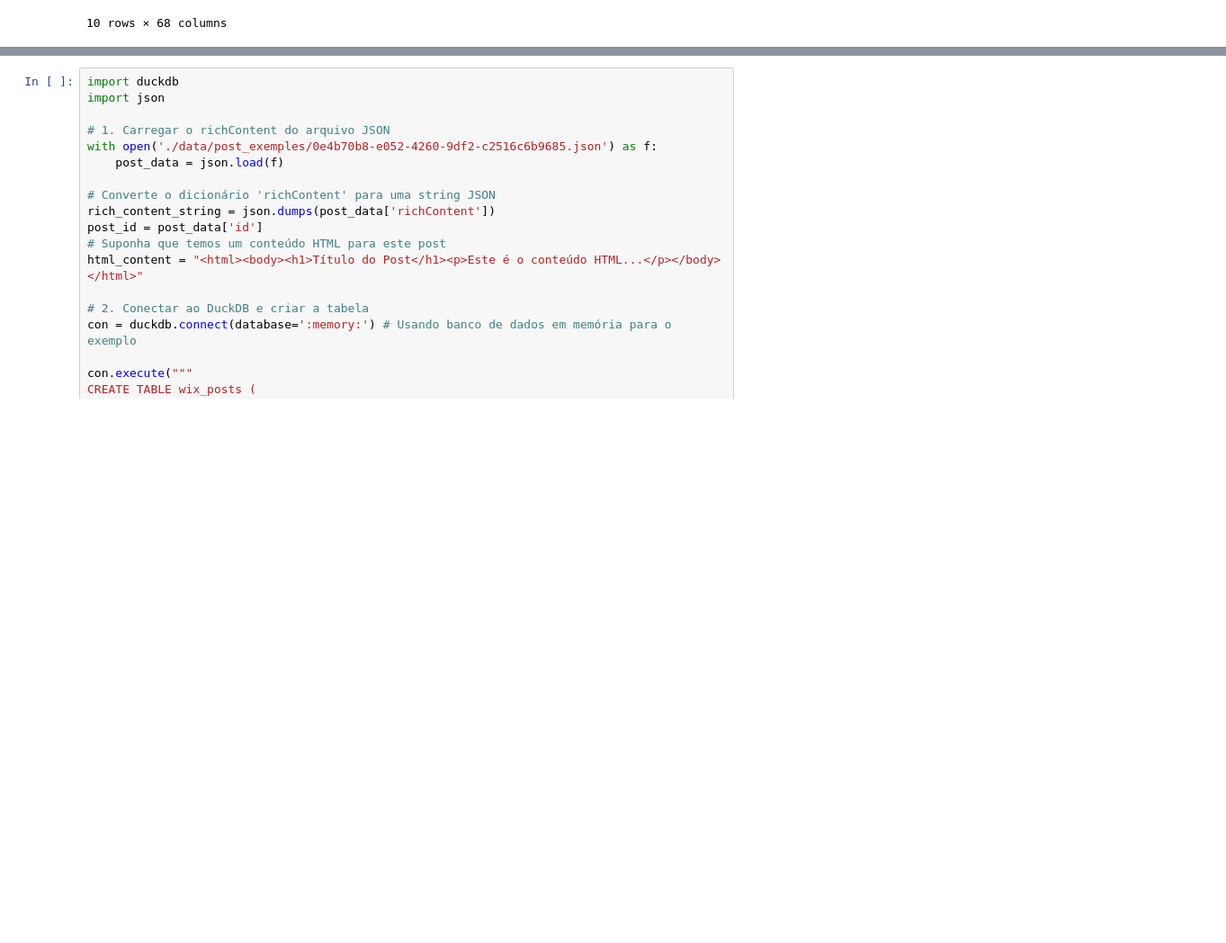
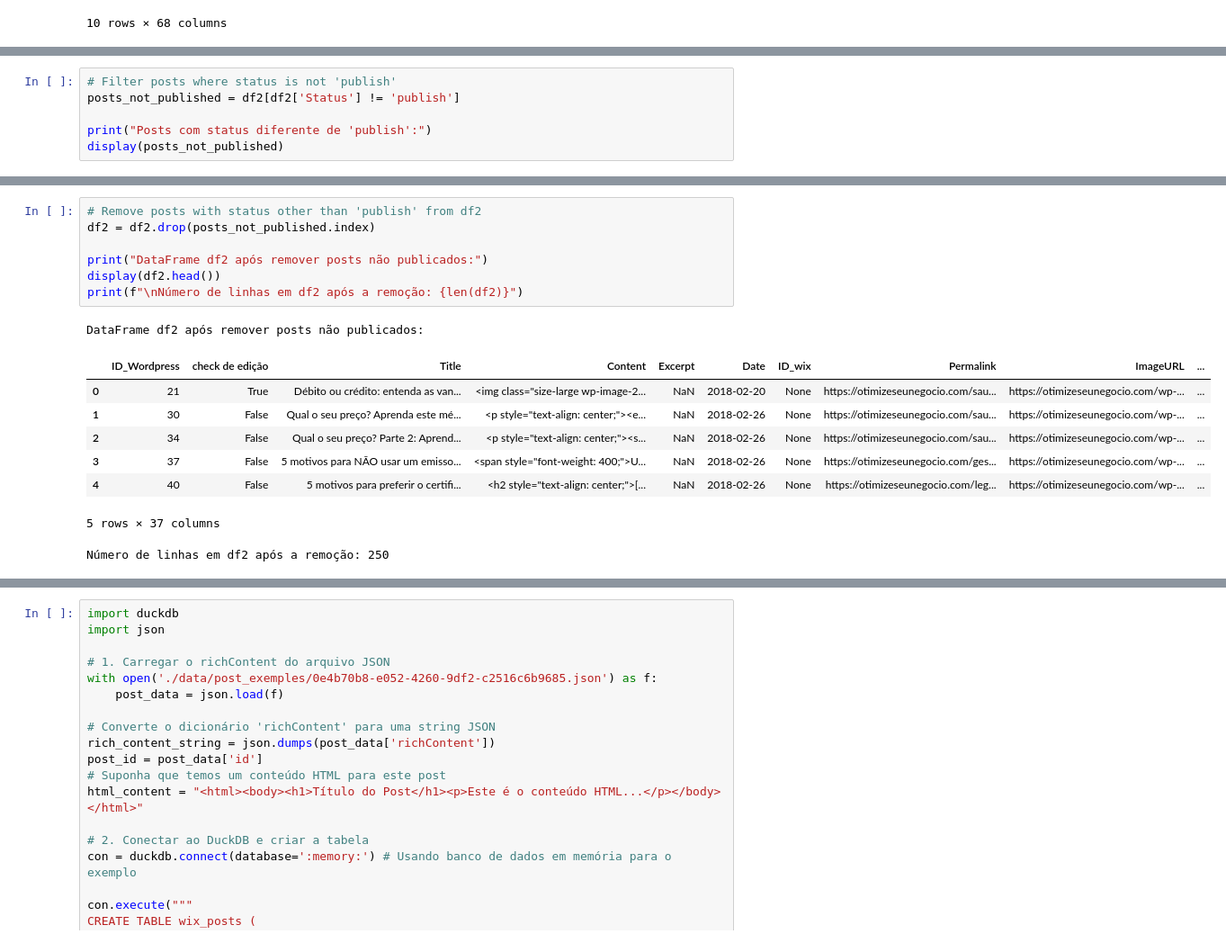
Before and after one commit to cayoc9/wordpress_to_wix-migrator, a Jupyter notebook: main.ipynb, the cells around one changed output, grey strips where cells are left out. Shown: that part at 90% size. Cells and saved outputs as stored; diff of their text form; blank space fills up the shorter version.

```diff
--- a/main.ipynb
+++ b/main.ipynb
@@ -88,0 +166,6 @@ df_wix.head(10)
+# %%
+# Filter posts where status is not 'publish'
+posts_not_published = df2[df2['Status'] != 'publish']
+
+print("Posts com status diferente de 'publish':")
+display(posts_not_published)
@@ -88,0 +190,17 @@ df_wix.head(10)
+# %%
+# Remove posts with status other than 'publish' from df2
+df2 = df2.drop(posts_not_published.index)
+
+print("DataFrame df2 após remover posts não publicados:")
+display(df2.head())
+print(f"\nNúmero de linhas em df2 após a remoção: {len(df2)}")
+# %% [output]
+DataFrame df2 após remover posts não publicados:
+|  | ID_Wordpress | check de edição | Title | Content | Excerpt | Date | ID_wix | Permalink | ImageURL | ... |
+| 0 | 21 | True | Débito ou crédito: entenda as van... | <img class="size-large wp-image-2... | NaN | 2018-02-20 | None | https://otimizeseunegocio.com/sau... | https://otimizeseunegocio.com/wp-... | ... |
+| 1 | 30 | False | Qual o seu preço? Aprenda este mé... | <p style="text-align: center;"><e... | NaN | 2018-02-26 | None | https://otimizeseunegocio.com/sau... | https://otimizeseunegocio.com/wp-... | ... |
+| 2 | 34 | False | Qual o seu preço? Parte 2: Aprend... | <p style="text-align: center;"><s... | NaN | 2018-02-26 | None | https://otimizeseunegocio.com/sau... | https://otimizeseunegocio.com/wp-... | ... |
+| 3 | 37 | False | 5 motivos para NÃO usar um emisso... | <span style="font-weight: 400;">U... | NaN | 2018-02-26 | None | https://otimizeseunegocio.com/ges... | https://otimizeseunegocio.com/wp-... | ... |
+| 4 | 40 | False | 5 motivos para preferir o certifi... | <h2 style="text-align: center;">[... | NaN | 2018-02-26 | None | https://otimizeseunegocio.com/leg... | https://otimizeseunegocio.com/wp-... | ... |
+5 rows × 37 columns
+Número de linhas em df2 após a remoção: 250
```
Also changed, not shown: parts of 17 cells of this notebook.
